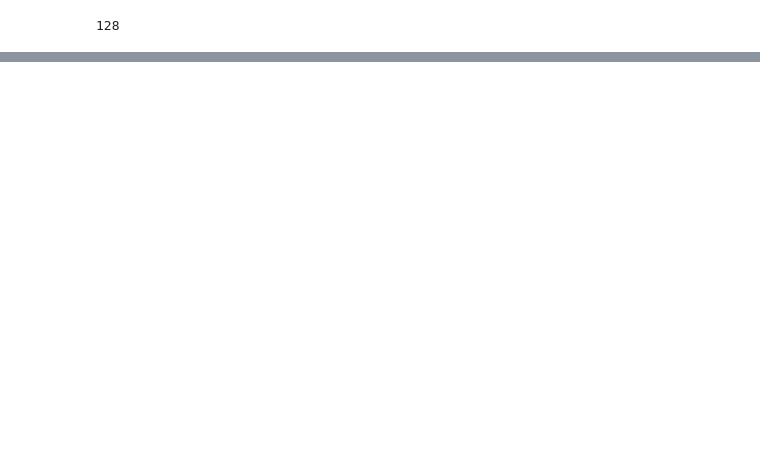
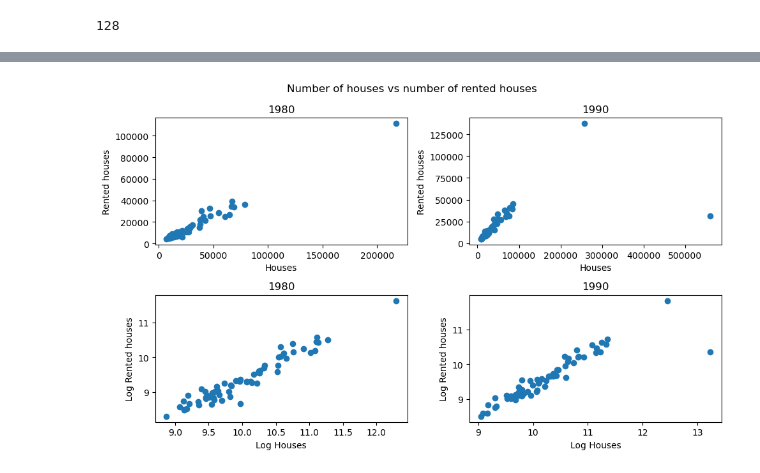
Before and after one commit to nichtemna/data_science_practical, a Jupyter notebook: data_review.ipynb, the cells around one changed output, grey strips where cells are left out. Drawn from its saved outputs; the diff is of its cells as text; code cells hidden in the pictures; blank space fills up the shorter version.

```diff
--- a/data_review.ipynb
+++ b/data_review.ipynb
@@ -132,0 +191,29 @@ plt.show()
+# %%
+# Number of occuppied houses vs rented houses
+_, ((ax1, ax2), (ax3, ax4)) = plt.subplots(2, 2, figsize=(10, 6))
+ax1.scatter(DF80['tothsg'], DF80['rnthsg'])
+ax2.scatter(DF90['tothsg'], DF90['rnthsg'])
+ax3.scatter(DF80['ltothsg'], DF80['lrnthsg'])
+ax4.scatter(DF90['ltothsg'], DF90['lrnthsg'])
+
+ax1.set_title('1980')
+ax1.set_xlabel("Houses")
+ax1.set_ylabel("Rented houses")
+
+ax2.set_title('1990')
+ax2.set_xlabel("Houses")
+ax2.set_ylabel("Rented houses")
+
+ax3.set_title('1980')
+ax3.set_xlabel("Log Houses")
+ax3.set_ylabel("Log Rented houses")
+
+ax4.set_title('1990')
+ax4.set_xlabel("Log Houses")
+ax4.set_ylabel("Log Rented houses")
+
+plt.suptitle('Number of houses vs number of rented houses')
+plt.tight_layout()
+plt.show()
+# %% [output]
+[figure, added]
```
Also changed, not shown: parts of 27 cells of this notebook.
